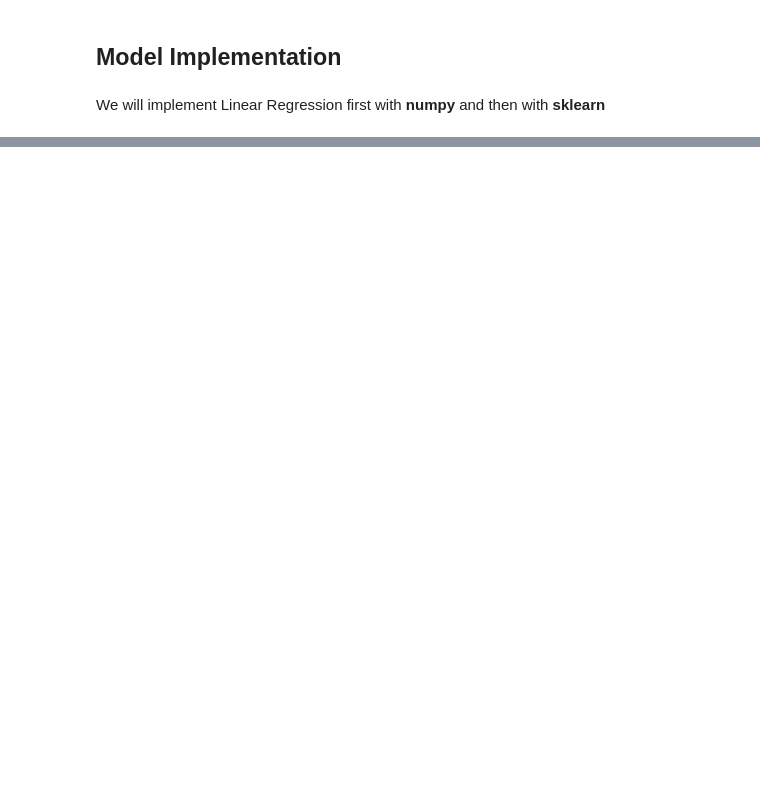
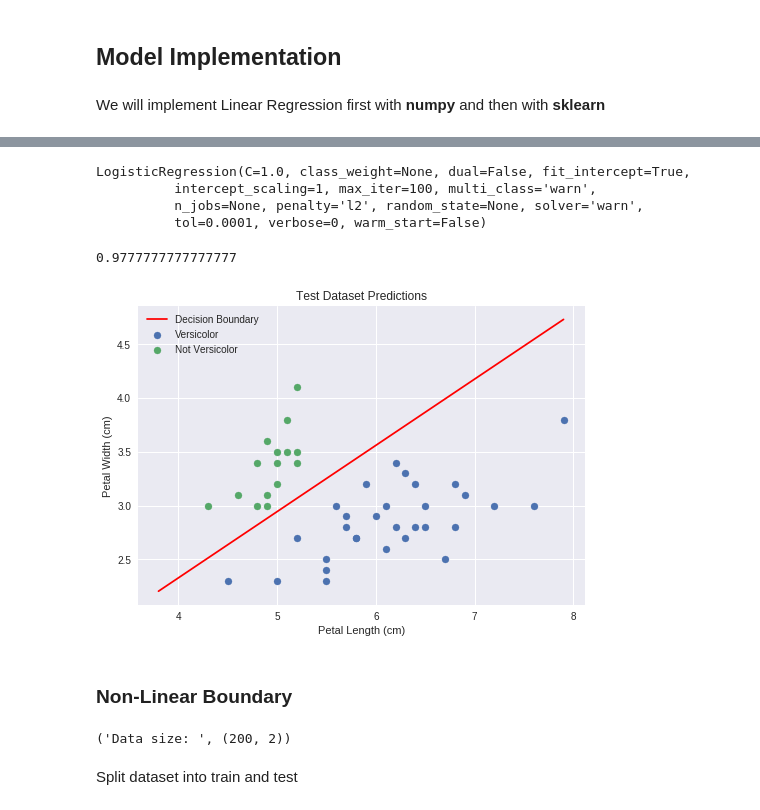
Before and after one commit to jariasf/Machine-Learning, a Jupyter notebook: Logistic Regression/Logistic_Regression.ipynb, the cells around one changed output, grey strips where cells are left out. Cells and saved outputs as stored; diff of their text form; code cells hidden in the pictures; blank space fills up the shorter version.

```diff
--- a/Logistic Regression/Logistic_Regression.ipynb
+++ b/Logistic Regression/Logistic_Regression.ipynb
@@ -189,0 +316,32 @@ y_pred = model.predict(X, 0.5)
+# %%
+model = linear_model.LogisticRegression()
+# %%
+model.fit(X_train, y_train)
+# %% [output]
+LogisticRegression(C=1.0, class_weight=None, dual=False, fit_intercept=True,
+          intercept_scaling=1, max_iter=100, multi_class='warn',
+          n_jobs=None, penalty='l2', random_state=None, solver='warn',
+          tol=0.0001, verbose=0, warm_start=False)
+# %%
+y_pred = model.predict(X_test)
+# %%
+accuracy(y_pred, y_test)
+# %% [output]
+0.9777777777777777
+# %%
+W_model = np.hstack([[model.intercept_], model.coef_])
+plot_linear_decision_boundary(X_test, y_pred, W_model[0])
+# %% [output]
+[figure, added]
+# %% [markdown]
+### Non-Linear Boundary
+# %%
+from sklearn.datasets import make_circles
+#X, y = make_circles(n_samples=200, noise=0.05)
+X, y = make_circles(n_samples=200, noise=0.1)
+
+print('Data size: ' , X.shape)
+# %% [output]
+('Data size: ', (200, 2))
+# %% [markdown]
+Split dataset into train and test
```
Also changed, not shown: parts of 49 cells of this notebook.
